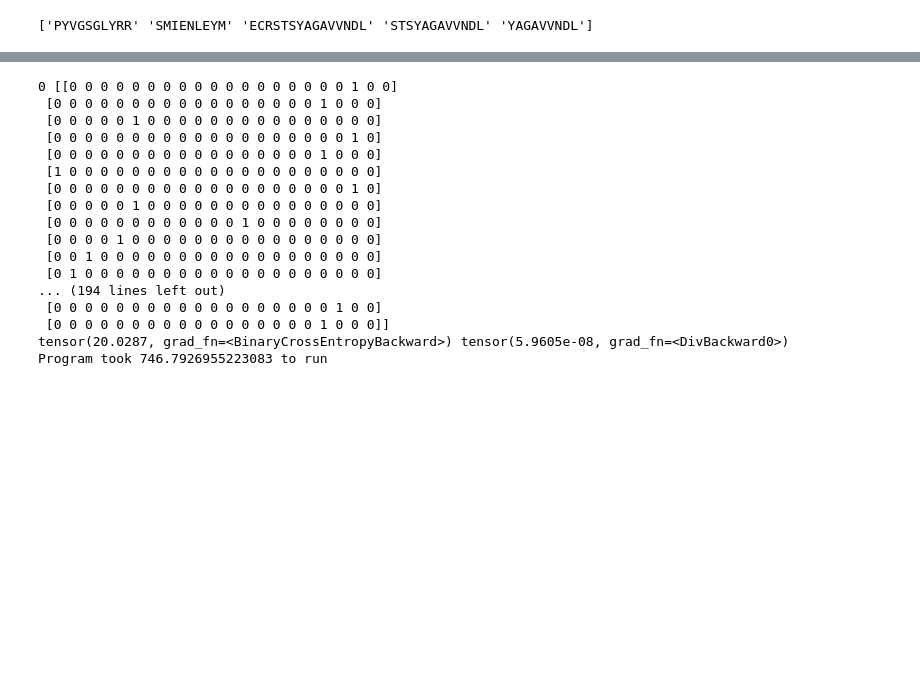
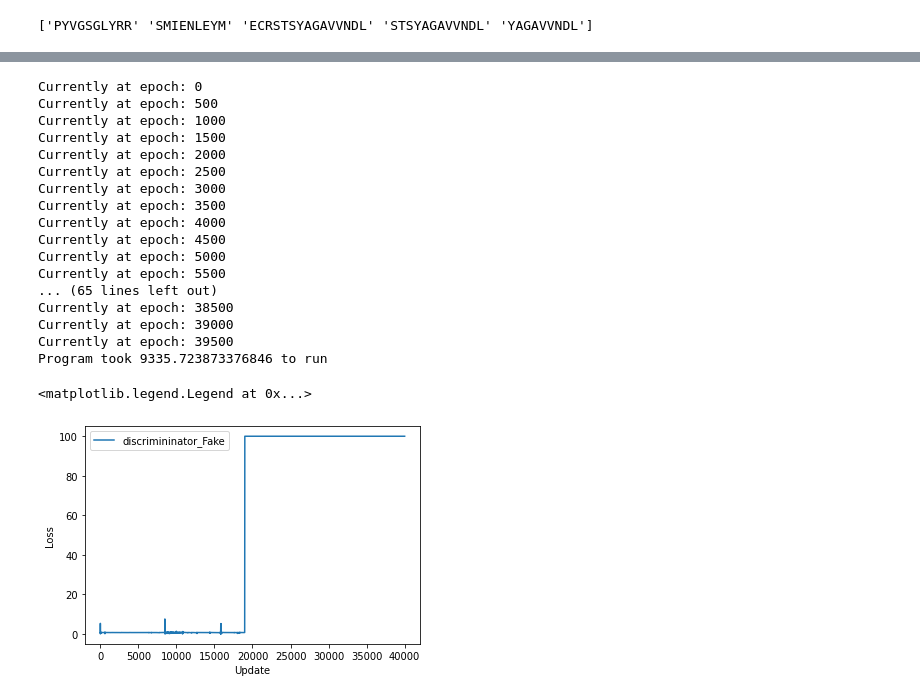
Before and after one commit to preetham-v/Antiviral_SeqGAN, a Jupyter notebook: antiviral_GAN.ipynb, the cells around one changed output, grey strips where cells are left out. Drawn from its saved outputs; the diff is of its cells as text; code cells hidden in the pictures; blank space fills up the shorter version.

```diff
--- a/antiviral_GAN.ipynb
+++ b/antiviral_GAN.ipynb
@@ -129,9 +123,9 @@ class Discriminator(nn.Module):
             self.module_list.append(nn.Linear(last_layer, width))
             last_layer = width
             if index + 1 != len(layers):
+                self.module_list.append(nn.LeakyReLU())
+            else:
                 self.module_list.append(nn.Sigmoid())
-        else:
-            self.module_list.append(nn.Sigmoid())
 
     def forward(self, input_tensor):
         """Forward pass; map samples to confidence they are real [0, 1]."""
@@ -150,13 +144,12 @@ def data_function(batch_size, iteration):
   return input_array
 
 def noise_function(batch_size):
-  input_array = []
-  for j in range(batch_size):
-    a = np.zeros([18,21])
-    for i in range(18):
-      x = np.random.randint(21)
-      a[i][x] = 1
-    input_array.append(np.reshape(a,378))
+  input_array = np.random.randn(batch_size,1,20)
+    # a = np.zeros([18,21])
+    # for i in range(18):
+    #   x = np.random.randint(21)
+    #   a[i][x] = 1
+    # input_array.append(np.reshape(a,378))
 
   return input_array
 # %%
@@ -347,24 +355,49 @@ if __name__ == "__main__":
     main()
 # %%
 import time
+
+torch.manual_seed(1104)
+
 start_time = time.time()
-simpleGAN(batch_size=100, epochs=1001, print_every = 100)
+
+generator = Generator(20)
+discriminator = Discriminator(378, [32, 16, 1])
+
+losses = simpleGAN(generator, discriminator,
+                   batch_size=2059, epochs=40000, print_every = 500)
+
+outputs = losses[3]
+
 print("Program took", time.time() - start_time, "to run")
 # %% [output]
-0 [[0 0 0 0 0 0 0 0 0 0 0 0 0 0 0 0 0 0 1 0 0]
- [0 0 0 0 0 0 0 0 0 0 0 0 0 0 0 0 0 1 0 0 0]
- [0 0 0 0 0 1 0 0 0 0 0 0 0 0 0 0 0 0 0 0 0]
- [0 0 0 0 0 0 0 0 0 0 0 0 0 0 0 0 0 0 0 1 0]
- [0 0 0 0 0 0 0 0 0 0 0 0 0 0 0 0 0 1 0 0 0]
- [1 0 0 0 0 0 0 0 0 0 0 0 0 0 0 0 0 0 0 0 0]
- [0 0 0 0 0 0 0 0 0 0 0 0 0 0 0 0 0 0 0 1 0]
- [0 0 0 0 0 1 0 0 0 0 0 0 0 0 0 0 0 0 0 0 0]
- [0 0 0 0 0 0 0 0 0 0 0 0 1 0 0 0 0 0 0 0 0]
- [0 0 0 0 1 0 0 0 0 0 0 0 0 0 0 0 0 0 0 0 0]
- [0 0 1 0 0 0 0 0 0 0 0 0 0 0 0 0 0 0 0 0 0]
- [0 1 0 0 0 0 0 0 0 0 0 0 0 0 0 0 0 0 0 0 0]
-... (194 lines left out)
- [0 0 0 0 0 0 0 0 0 0 0 0 0 0 0 0 0 0 1 0 0]
- [0 0 0 0 0 0 0 0 0 0 0 0 0 0 0 0 0 1 0 0 0]]
-tensor(20.0287, grad_fn=<BinaryCrossEntropyBackward>) tensor(5.9605e-08, grad_fn=<DivBackward0>)
-Program took 746.7926955223083 to run
+Currently at epoch: 0
+Currently at epoch: 500
+Currently at epoch: 1000
+Currently at epoch: 1500
+Currently at epoch: 2000
+Currently at epoch: 2500
+Currently at epoch: 3000
+Currently at epoch: 3500
+Currently at epoch: 4000
+Currently at epoch: 4500
+Currently at epoch: 5000
+Currently at epoch: 5500
+... (65 lines left out)
+Currently at epoch: 38500
+Currently at epoch: 39000
+Currently at epoch: 39500
+Program took 9335.723873376846 to run
+# %%
+loss_g = losses[0]
+loss_dreal = losses[1]
+loss_dfake = losses[2]
+#plt.plot(loss_g, label = 'generator')
+#plt.plot(loss_dreal, label ='discriminator_Real')
+plt.plot(loss_dfake, label = 'discrimininator_Fake')
+plt.xlabel('Update')
+plt.ylabel('Loss')
+
+plt.legend()
+# %% [output]
+<matplotlib.legend.Legend at 0x...>
+[figure, added]
```
Also changed, not shown: parts of 30 cells of this notebook.
